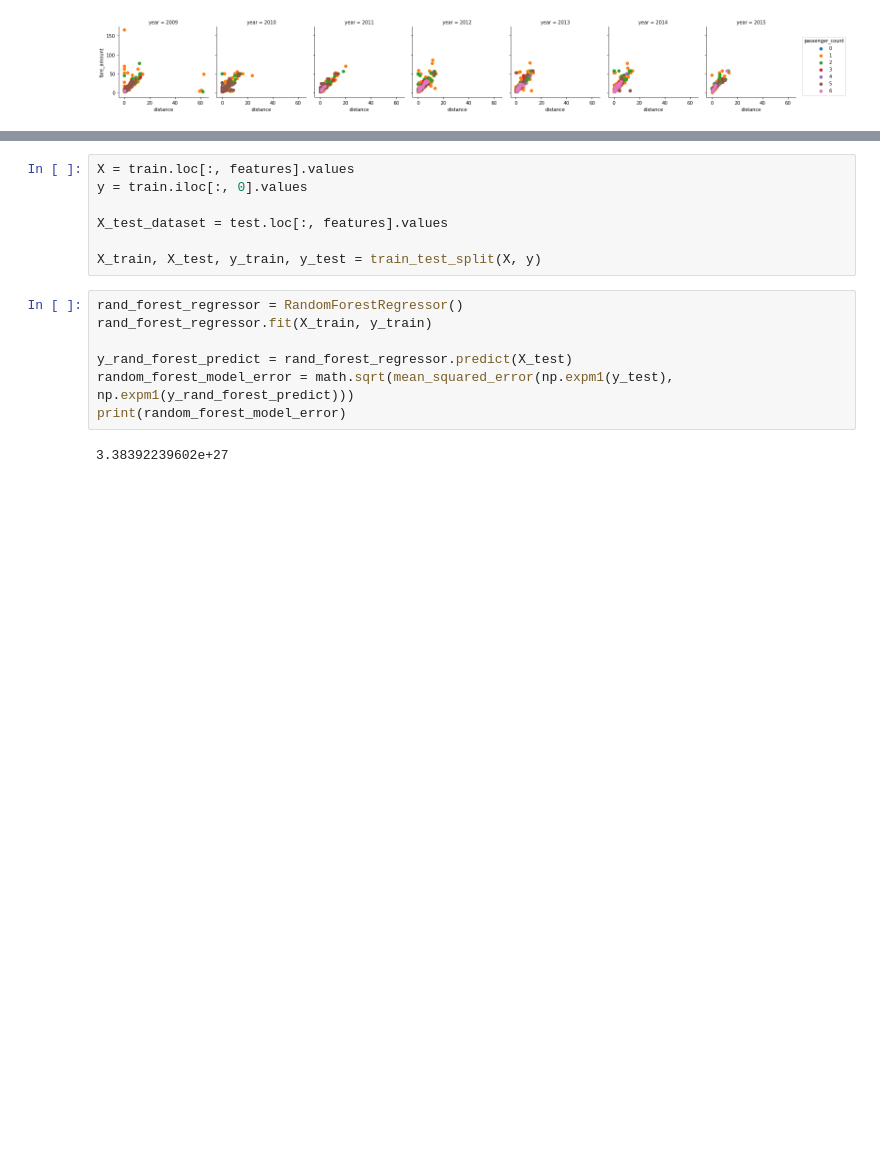
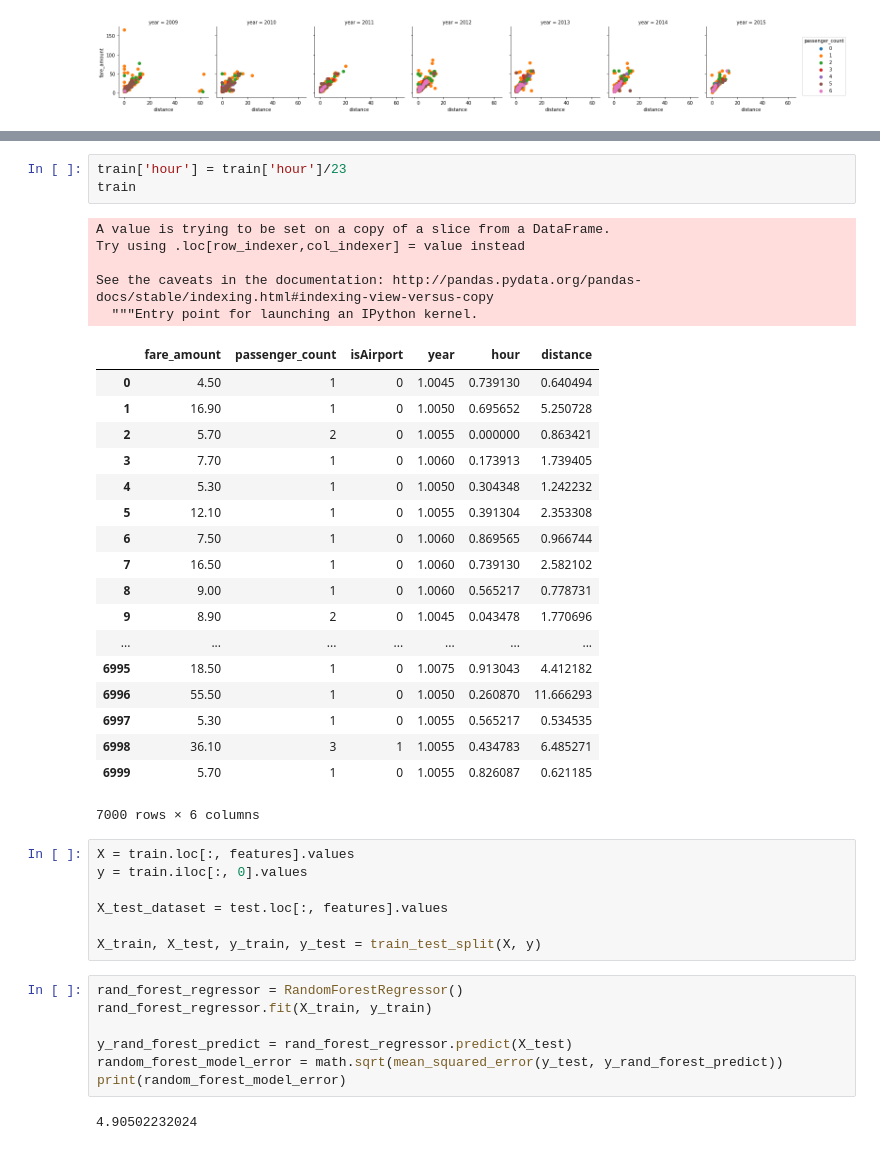
Before and after one commit to comp562-final-peoject/taxi_fare_predictor, a Jupyter notebook: model2.ipynb, the cells around one changed output, grey strips where cells are left out. Saved outputs shown, nothing was run; the diff lists cells and outputs as text; blank space fills up the shorter version.

Commit message:
update model2

```diff
--- a/model2.ipynb
+++ b/model2.ipynb
@@ -51,3 +99,30 @@ g.add_legend()
+# %%
+train['hour'] = train['hour']/23
+train
+# %% [output]
+A value is trying to be set on a copy of a slice from a DataFrame.
+Try using .loc[row_indexer,col_indexer] = value instead
+
+See the caveats in the documentation: http://pandas.pydata.org/pandas-docs/stable/indexing.html#indexing-view-versus-copy
+  """Entry point for launching an IPython kernel.
+|  | fare_amount | passenger_count | isAirport | year | hour | distance |
+| 0 | 4.50 | 1 | 0 | 1.0045 | 0.739130 | 0.640494 |
+| 1 | 16.90 | 1 | 0 | 1.0050 | 0.695652 | 5.250728 |
+| 2 | 5.70 | 2 | 0 | 1.0055 | 0.000000 | 0.863421 |
+| 3 | 7.70 | 1 | 0 | 1.0060 | 0.173913 | 1.739405 |
+| 4 | 5.30 | 1 | 0 | 1.0050 | 0.304348 | 1.242232 |
+| 5 | 12.10 | 1 | 0 | 1.0055 | 0.391304 | 2.353308 |
+| 6 | 7.50 | 1 | 0 | 1.0060 | 0.869565 | 0.966744 |
+| 7 | 16.50 | 1 | 0 | 1.0060 | 0.739130 | 2.582102 |
+| 8 | 9.00 | 1 | 0 | 1.0060 | 0.565217 | 0.778731 |
+| 9 | 8.90 | 2 | 0 | 1.0045 | 0.043478 | 1.770696 |
+| ... | ... | ... | ... | ... | ... | ... |
+| 6995 | 18.50 | 1 | 0 | 1.0075 | 0.913043 | 4.412182 |
+| 6996 | 55.50 | 1 | 0 | 1.0050 | 0.260870 | 11.666293 |
+| 6997 | 5.30 | 1 | 0 | 1.0055 | 0.565217 | 0.534535 |
+| 6998 | 36.10 | 3 | 1 | 1.0055 | 0.434783 | 6.485271 |
+| 6999 | 5.70 | 1 | 0 | 1.0055 | 0.826087 | 0.621185 |
+7000 rows × 6 columns
 # %%
 X = train.loc[:, features].values
 y = train.iloc[:, 0].values
@@ -60,10 +135,10 @@ rand_forest_regressor = RandomForestRegressor()
 rand_forest_regressor.fit(X_train, y_train)
 
 y_rand_forest_predict = rand_forest_regressor.predict(X_test)
-random_forest_model_error = math.sqrt(mean_squared_error(np.expm1(y_test), np.expm1(y_rand_forest_predict)))
+random_forest_model_error = math.sqrt(mean_squared_error(y_test, y_rand_forest_predict))
 print(random_forest_model_error)
 # %% [output]
-3.38392239602e+27
+4.90502232024
 # %%
 XGB_model = XGBRegressor(learning_rate=0.3, max_depth=6, n_estimators=500)
 XGB_model.fit(X_train, y_train)
```
Also changed, not shown: parts of 4 cells of this notebook.
